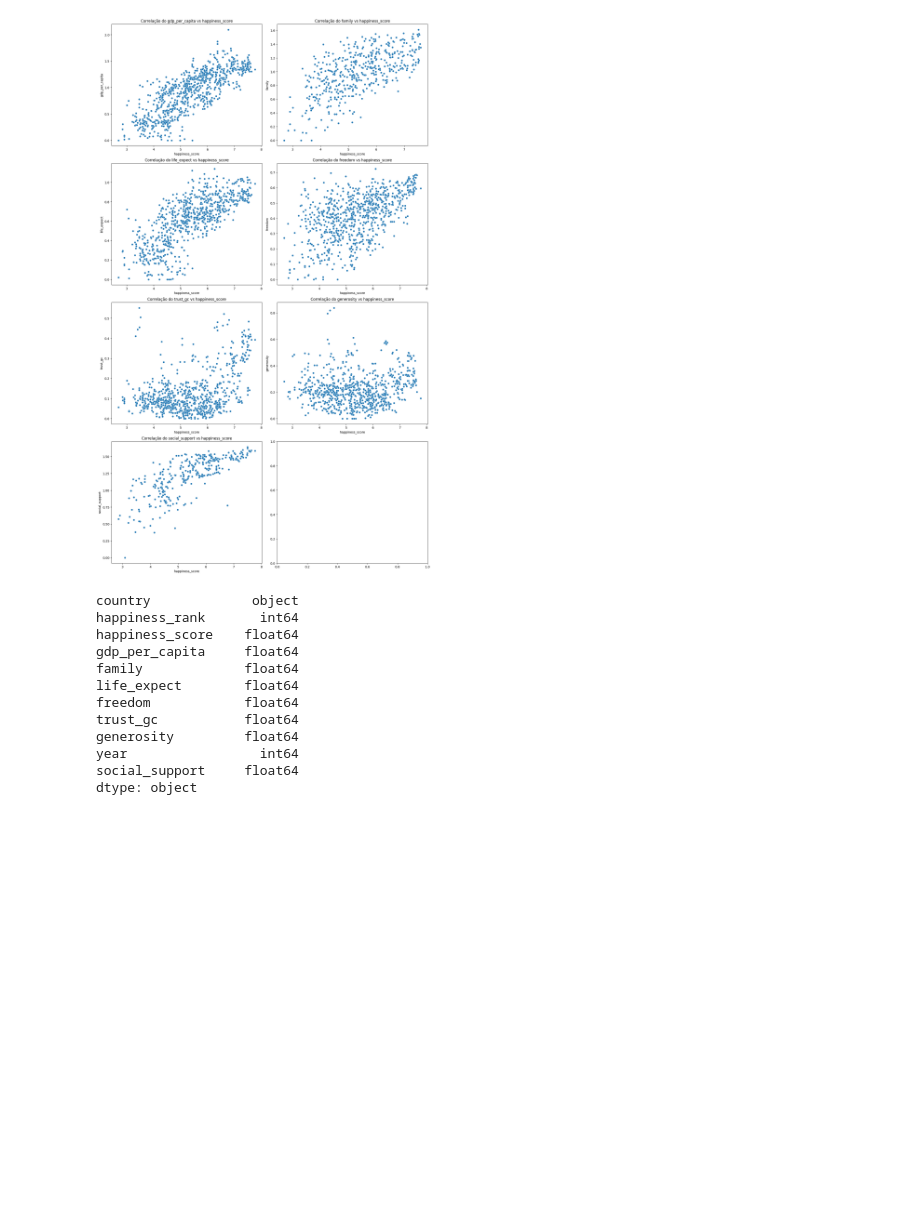
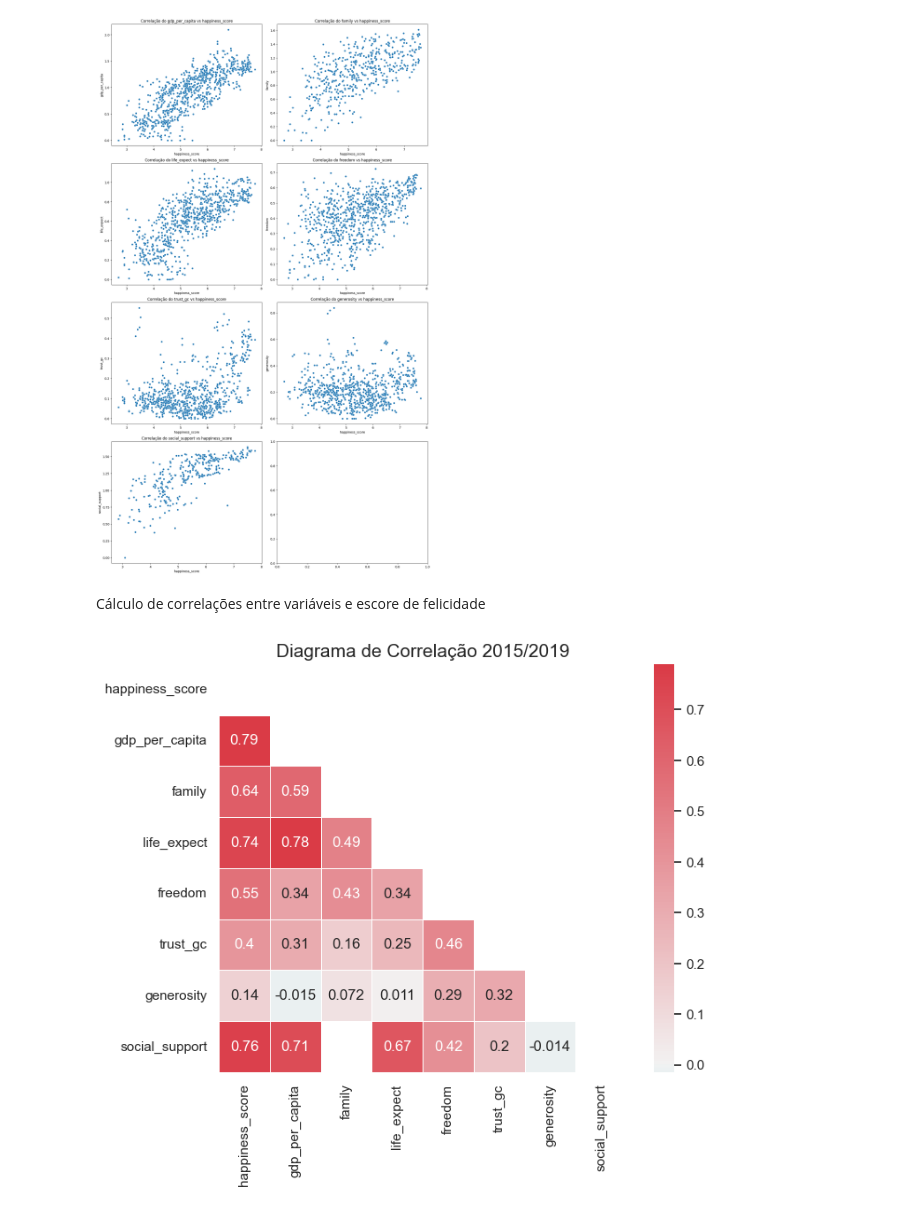
Before and after one commit to crismassaneiro/world-happiness-report, a Jupyter notebook: analisys.ipynb, the cells around one changed output. Saved outputs shown, nothing was run; the diff lists cells and outputs as text; code cells hidden in the pictures; blank space fills up the shorter version.

```diff
--- a/analisys.ipynb
+++ b/analisys.ipynb
@@ -239,18 +223,22 @@ axs3[2, 1].title.set_text('Correlação do generosity vs happiness_score')
 axs3[3, 0].title.set_text('Correlação do social_support vs happiness_score')
 # %% [output]
 [figure]
-# %%
-all_datasets.dtypes
-# %% [output]
-country             object
-happiness_rank       int64
-happiness_score    float64
-gdp_per_capita     float64
-family             float64
-life_expect        float64
-freedom            float64
-trust_gc           float64
-generosity         float64
-year                 int64
-social_support     float64
-dtype: object
+# %% [markdown]
+Cálculo de correlações entre variáveis e escore de felicidade
+# %%
+cor_col_list= list(all_datasets.columns)
+cor_col_list.remove('happiness_rank')
+cor_col_list.remove('year')
+corr=all_datasets[cor_col_list].corr()
+sns.set(style="white")
+mask=np.zeros_like(corr,dtype=bool)
+mask[np.triu_indices_from(mask)]=True
+
+f,ax=plt.subplots(figsize=(8,6))
+cmap=sns.diverging_palette(200,10,as_cmap=True)
+sns.heatmap(corr, mask=mask, cmap=cmap, center=0, square=True,
+            linewidths=0.5, cbar_kws={"shrink":1}, annot=True)
+plt.title("Diagrama de Correlação 2015/2019",fontdict={'fontsize':15})
+plt.show()
+# %% [output]
+[figure, added]
```
Also changed, not shown: parts of 13 cells of this notebook, 1 other file.
